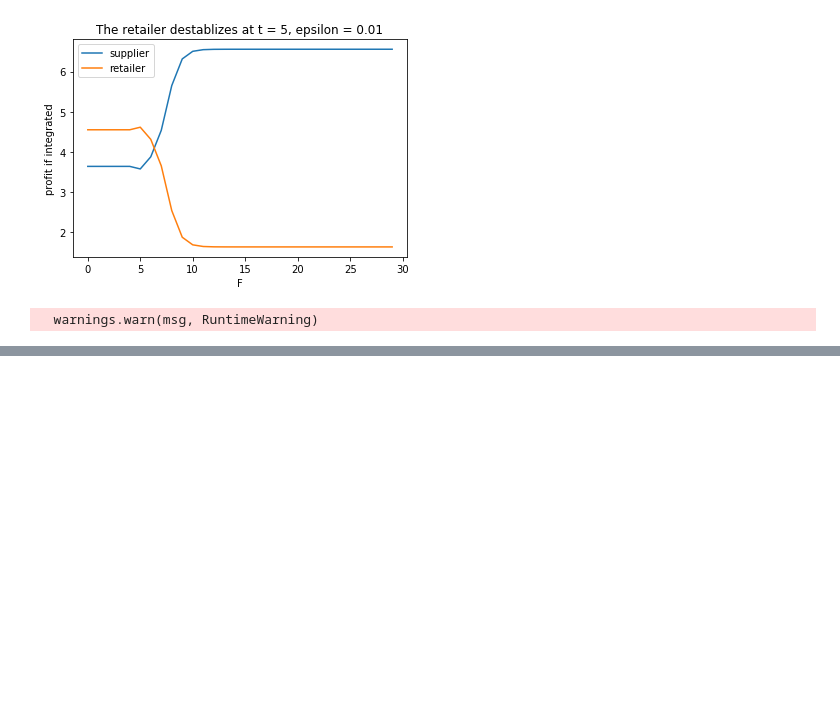
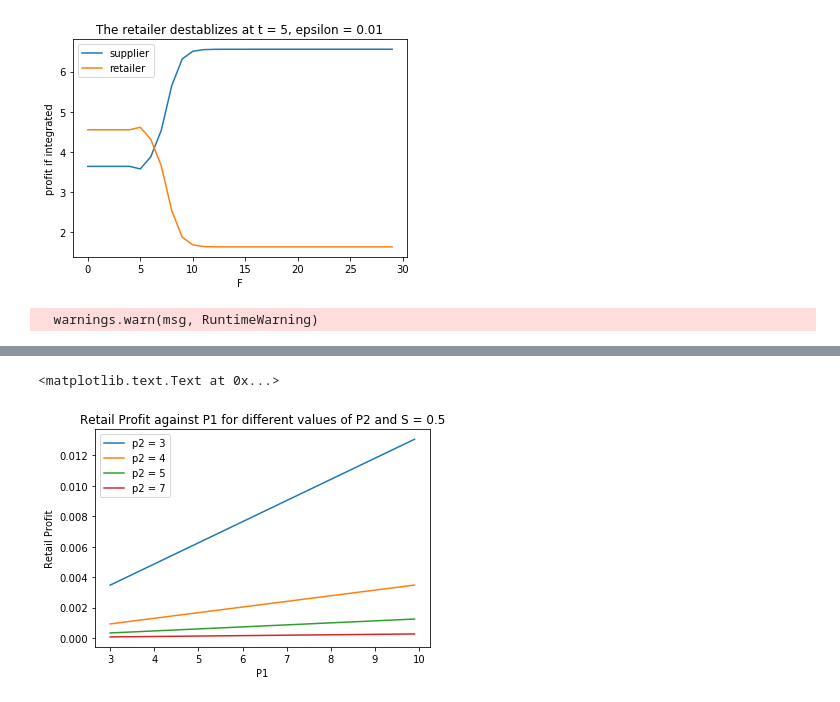
Before and after one commit to delphinevendryes/cs136-project, a Jupyter notebook: CS136-project.ipynb, the cells around one changed output, grey strips where cells are left out. Drawn from its saved outputs; the diff is of its cells as text; code cells hidden in the pictures; blank space fills up the shorter version.

```diff
--- a/CS136-project.ipynb
+++ b/CS136-project.ipynb
@@ -565,5 +576,3 @@ plt.legend()
 # %% [output]
 <matplotlib.legend.Legend at 0x...>
 [figure]
-# %%
-maxRetailProfit(mu1, c1, w1, 0.1)[0], p1, p1_int
@@ -683,0 +775,15 @@ for i in range(nrounds):
+# %%
+epsilon1 = -1.1
+epsilon2 = -1.7
+gamma = -1.5
+mu1 = - 4.6
+mu2 = - 5.1
+p1=4
+p2=3
+w1 = 3
+w2 = 2.5
+s = 0.5
+c1 = 0.5
+c2 = 0.75
+
+q = np.arange(3, 10, 0.1).astype(float)
@@ -683,0 +802,12 @@ for i in range(nrounds):
+# %%
+plt.plot(q, wholesaleProfit2(gamma, epsilon2, mu1, p1, 3, q, c1, s), label = 'p2 = 3')
+plt.plot(q, wholesaleProfit2(gamma, epsilon2, mu1, p1, 4, q, c1, s), label = 'p2 = 4')
+plt.plot(q, wholesaleProfit2(gamma, epsilon2, mu1, p1, 5, q, c1, s), label = 'p2 = 5')
+plt.plot(q, wholesaleProfit2(gamma, epsilon2, mu1, p1, 7, q, c1, s), label = 'p2 = 7')
+plt.legend()
+plt.title('Retail Profit against P1 for different values of P2 and S = 0.5')
+plt.xlabel('P1')
+plt.ylabel('Retail Profit')
+# %% [output]
+<matplotlib.text.Text at 0x...>
+[figure, added]
```
Also changed, not shown: parts of 31 cells of this notebook, 1 other file.
